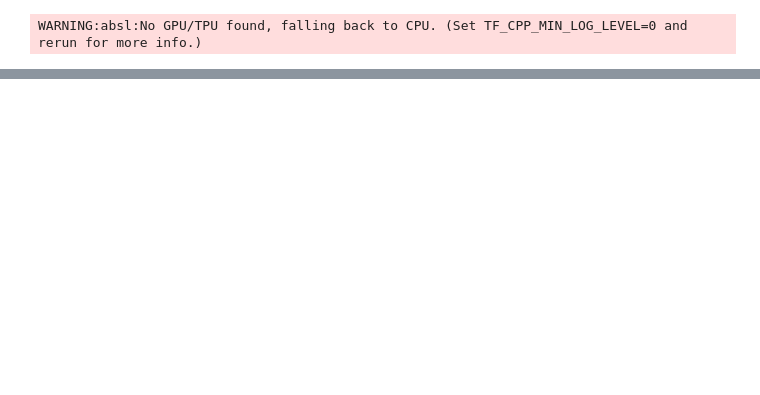
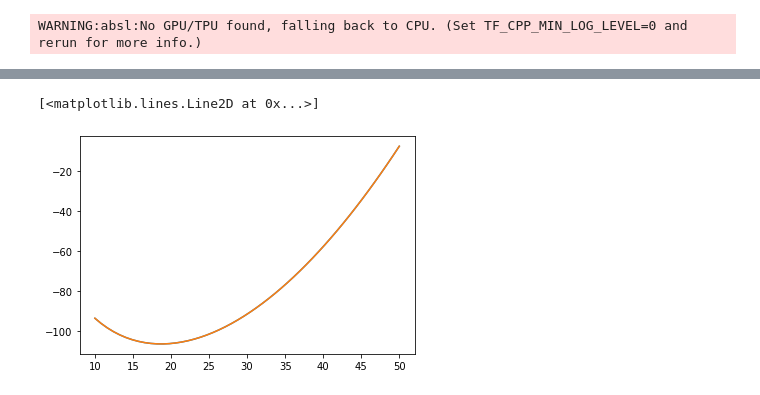
Before and after one commit to EEA-sensors/sqrt-parallel-smoothers, a Jupyter notebook: notebooks/experiment_bearing_only_parameter_estimation.ipynb, the cells around one changed output, grey strips where cells are left out. Saved outputs shown, nothing was run; the diff lists cells and outputs as text; code cells hidden in the pictures; blank space fills up the shorter version.

```diff
--- a/notebooks/experiment_bearing_only_parameter_estimation.ipynb
+++ b/notebooks/experiment_bearing_only_parameter_estimation.ipynb
@@ -93,0 +151,24 @@ plt.plot(np.logspace(-2, -1), np.array(jax.vmap(lambda r: grad_ell(r)[0])(jnp.lo
+# %%
+# with np.load("pe_ell_std_extended_T50.npz") as loaded:
+#     ell_std_extended_T50 = loaded["ell_std_extended_T50"]
+
+# with np.load("pe_ell_sqrt_extended_T50.npz") as loaded:
+#     ell_sqrt_extended_T50 = loaded["ell_sqrt_extended_T50"]
+
+with np.load("pe_ell_std_extended_T50_par.npz") as loaded:
+    ell_std_extended_T50_par = loaded["ell_std_extended_T50_par"]
+
+with np.load("pe_ell_sqrt_extended_T50_par.npz") as loaded:
+    ell_sqrt_extended_T50_par = loaded["ell_sqrt_extended_T50_par"]
+
+# with np.load("pe_ell_std_cubature_T50.npz") as loaded:
+#     ell_std_cubature_T50 = loaded["ell_std_cubature_T50"]
+
+# with np.load("pe_ell_sqrt_cubature_T50.npz") as loaded:
+#     ell_sqrt_cubature_T50 = loaded["ell_sqrt_cubature_T50"]
+
+# plt.plot(np.linspace(10, 50), ell_std_extended_T50)
+# plt.plot(np.linspace(10, 50), ell_sqrt_extended_T50)
+# %% [output]
+[<matplotlib.lines.Line2D at 0x...>]
+[figure, added]
```
Also changed, not shown: parts of 15 cells of this notebook.
